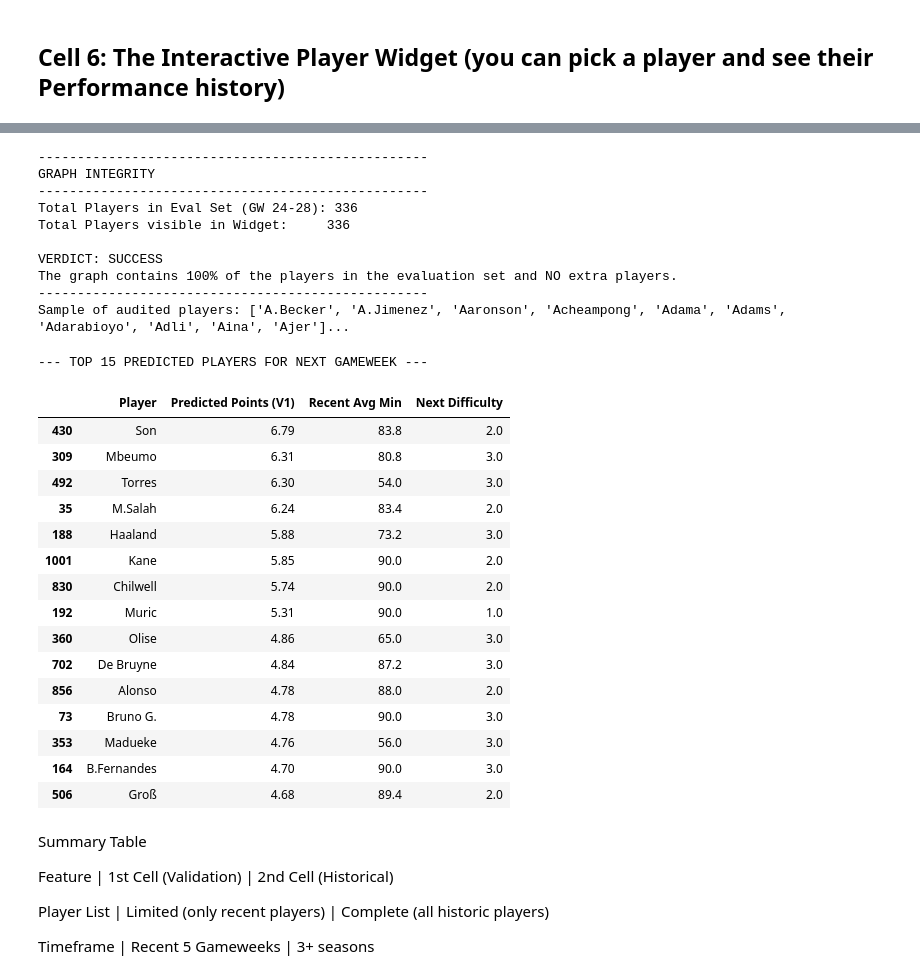
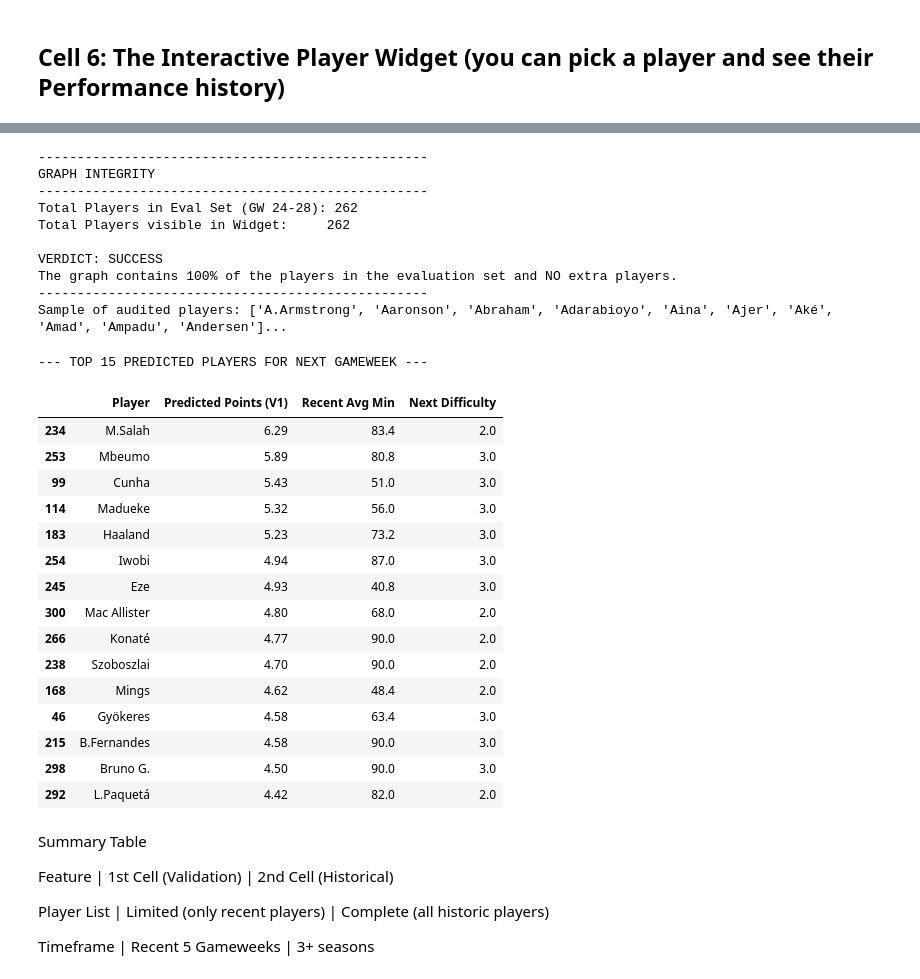
Before and after one commit to sophiedelrey/fpl_pipeline, a Jupyter notebook: models/forecaster_pro.ipynb, the cells around one changed output, grey strips where cells are left out. Saved outputs shown, nothing was run; the diff lists cells and outputs as text; code cells hidden in the pictures.

```diff
--- a/models/forecaster_pro.ipynb
+++ b/models/forecaster_pro.ipynb
@@ -95,0 +96,17 @@ Enhanced dataset created: ../output/forecaster_pro/fpl_features_augmented.csv
+# %%
+#  [Cell: Final Data Scrub - Removing Verified Ghosts]
+
+# List of players verified as inactive in the 2025-26 Premier League
+verified_ghosts = ['Thiago', 'Mane', 'Bale', 'Sadio Mané']
+
+# Filter out these specific names ONLY for the 2025-26 season rows
+# We keep them for older seasons so the model can still learn from their history
+initial_count = len(df_augmented)
+
+df_augmented = df_augmented[~(
+    (df_augmented['Web Name'].isin(verified_ghosts)) &
+    (df_augmented['season'] == '2025-26')
+)].copy()
+
+removed_count = initial_count - len(df_augmented)
+print(f"Surgical Clean Complete: Removed {removed_count} ghost rows from 2025-26.")
@@ -830,86 +870,79 @@ print(f"Sample of audited players: {expected_names[:10]}...")
 --------------------------------------------------
 GRAPH INTEGRITY
 --------------------------------------------------
-Total Players in Eval Set (GW 24-28): 336
-Total Players visible in Widget:     336
+Total Players in Eval Set (GW 24-28): 262
+Total Players visible in Widget:     262
 
 VERDICT: SUCCESS
 The graph contains 100% of the players in the evaluation set and NO extra players.
 --------------------------------------------------
-Sample of audited players: ['A.Becker', 'A.Jimenez', 'Aaronson', 'Acheampong', 'Adama', 'Adams', 'Adarabioyo', 'Adli', 'Aina', 'Ajer']...
+Sample of audited players: ['A.Armstrong', 'Aaronson', 'Abraham', 'Adarabioyo', 'Aina', 'Ajer', 'Aké', 'Amad', 'Ampadu', 'Andersen']...
 # %%
 # 1. GET THE ABSOLUTE LATEST WINDOW FOR EVERY PLAYER
+# 1. GET THE ABSOLUTE LATEST WINDOW (Season-Locked)
 inference_data = []
 player_names = []
 
-# Sort by time to get the most recent data
-df_inf = df_augmented.sort_values(['Player UUID', 'season', 'Gameweek'])
+# FIX: Filter for current season only
+df_inf_active = df_augmented[df_augmented['season'] == CURRENT_SEASON].copy()
+df_inf_active = df_inf_active.sort_values(['Player UUID', 'Gameweek'])
 
-for pid, group in df_inf.groupby('Player UUID'):
-    # need at least 6 games of history
+for pid, group in df_inf_active.groupby('Player UUID'):
     if len(group) >= 6:
-        # Features: Last 6 points (lags)
         lags = list(group['Total Points'].tail(6).values)
-
-        # Context: Get info for NEXT game from the last row
         last_row = group.iloc[-1]
 
-        # BUILD THE ROW: Exactly 12 features to match the trained model
         row = lags + [
-            last_row['Position'],
-            last_row['Next_Opponent_Difficulty'],
-            last_row['Next_Is_Home'],
-            last_row['Rolling_Avg_Minutes_5'],
-            last_row['Season_Phase'],
-            last_row['Prev_Season_Avg_Points']  # Added 12th Feature
+            last_row['Position'], last_row['Next_Opponent_Difficulty'],
+            last_row['Next_Is_Home'], last_row['Rolling_Avg_Minutes_5'],
+            last_row['Season_Phase'], last_row['Prev_Season_Avg_Points']
         ]
-
         inference_data.append(row)
         player_names.append(last_row['Web Name'])
 
 # 2. CONVERT TO DATAFRAME
 # Use the exact column names used in the training window dataframe
 feature_cols = [f'lag_{i}' for i in range(6, 0, -1)] + \
                ['position', 'next_difficulty', 'next_is_home', 'rolling_min', 'season_phase', 'season_baseline']
 
 inference_df = pd.DataFrame(inference_data, columns=feature_cols)
 inference_df['position'] = inference_df['position'].astype('category')
 
 # 3. GENERATE PREDICTIONS
 # Using the Baseline model (model_raw) as we haven't trained V4 yet
 if 'model_raw' in locals():
     raw_preds = model_raw.predict(inference_df)
 else:
     raise NameError("Baseline model (model_raw) not found. Run Cell 4 first.")
 
 # 4. SHOW TOP 15 RANKING
 leaderboard = pd.DataFrame({
     'Player': player_names,
     'Predicted Points (V1)': np.round(raw_preds, 2), # Label it V1 for clarity
     'Recent Avg Min': np.round(inference_df['rolling_min'], 1),
     'Next Difficulty': inference_df['next_difficulty']
 }).sort_values(by='Predicted Points (V1)', ascending=False)
 
 print("--- TOP 15 PREDICTED PLAYERS FOR NEXT GAMEWEEK ---")
 display(leaderboard.head(15))
 # %% [output]
 --- TOP 15 PREDICTED PLAYERS FOR NEXT GAMEWEEK ---
 |  | Player | Predicted Points (V1) | Recent Avg Min | Next Difficulty |
-| 430 | Son | 6.79 | 83.8 | 2.0 |
-| 309 | Mbeumo | 6.31 | 80.8 | 3.0 |
-| 492 | Torres | 6.30 | 54.0 | 3.0 |
-| 35 | M.Salah | 6.24 | 83.4 | 2.0 |
-| 188 | Haaland | 5.88 | 73.2 | 3.0 |
-| 1001 | Kane | 5.85 | 90.0 | 2.0 |
-| 830 | Chilwell | 5.74 | 90.0 | 2.0 |
-| 192 | Muric | 5.31 | 90.0 | 1.0 |
-| 360 | Olise | 4.86 | 65.0 | 3.0 |
-| 702 | De Bruyne | 4.84 | 87.2 | 3.0 |
-| 856 | Alonso | 4.78 | 88.0 | 2.0 |
-| 73 | Bruno G. | 4.78 | 90.0 | 3.0 |
-| 353 | Madueke | 4.76 | 56.0 | 3.0 |
-| 164 | B.Fernandes | 4.70 | 90.0 | 3.0 |
-| 506 | Groß | 4.68 | 89.4 | 2.0 |
+| 234 | M.Salah | 6.29 | 83.4 | 2.0 |
+| 253 | Mbeumo | 5.89 | 80.8 | 3.0 |
+| 99 | Cunha | 5.43 | 51.0 | 3.0 |
+| 114 | Madueke | 5.32 | 56.0 | 3.0 |
+| 183 | Haaland | 5.23 | 73.2 | 3.0 |
+| 254 | Iwobi | 4.94 | 87.0 | 3.0 |
+| 245 | Eze | 4.93 | 40.8 | 3.0 |
+| 300 | Mac Allister | 4.80 | 68.0 | 2.0 |
+| 266 | Konaté | 4.77 | 90.0 | 2.0 |
+| 238 | Szoboszlai | 4.70 | 90.0 | 2.0 |
+| 168 | Mings | 4.62 | 48.4 | 2.0 |
+| 46 | Gyökeres | 4.58 | 63.4 | 3.0 |
+| 215 | B.Fernandes | 4.58 | 90.0 | 3.0 |
+| 298 | Bruno G. | 4.50 | 90.0 | 3.0 |
+| 292 | L.Paquetá | 4.42 | 82.0 | 2.0 |
 # %% [markdown]
 Summary Table
 
```
Also changed, not shown: parts of 37 cells of this notebook.
